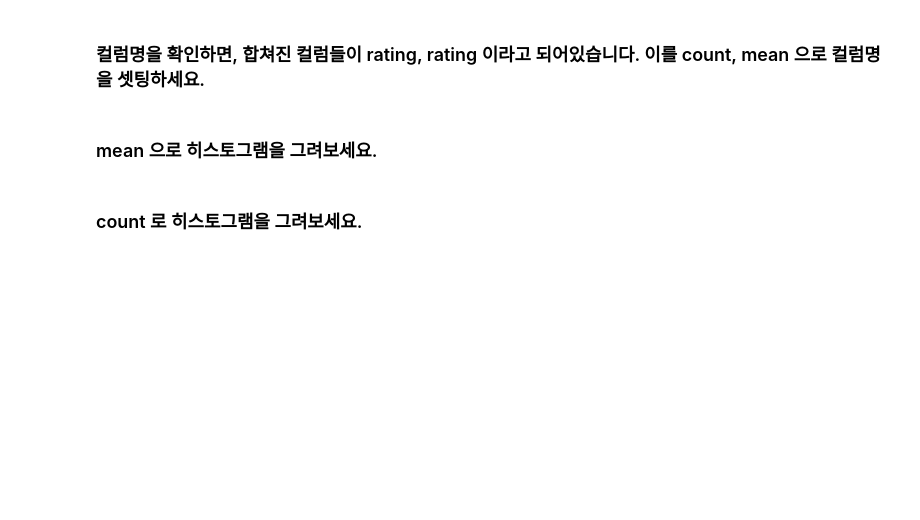
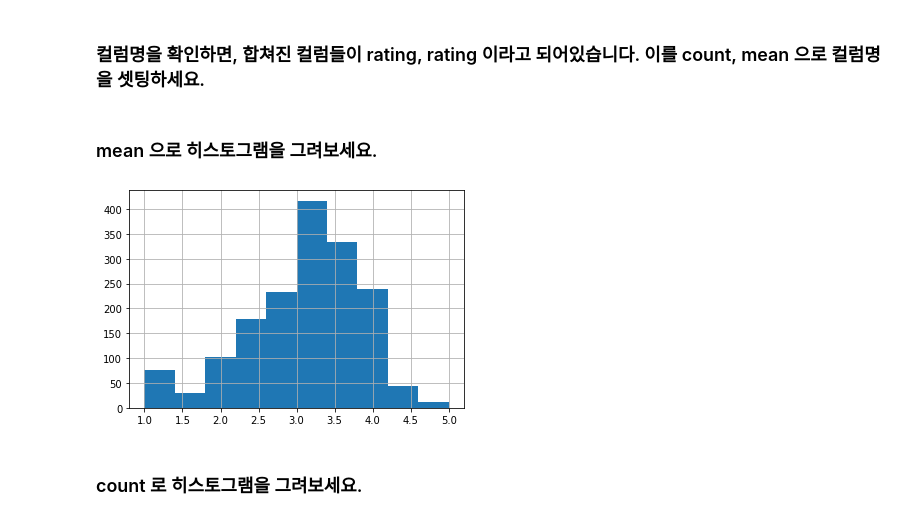
Before and after one commit to leopard4/yh-k3, a Jupyter notebook: 딥러닝강의파일/18_Movie_Recommender_System.ipynb, the cells around one changed output. Saved outputs shown, nothing was run; the diff lists cells and outputs as text; code cells hidden in the pictures; blank space fills up the shorter version.

```diff
--- a/딥러닝강의파일/18_Movie_Recommender_System.ipynb
+++ b/딥러닝강의파일/18_Movie_Recommender_System.ipynb
@@ -295,5 +295,10 @@ ratings_mean_count_df
 ### 컬럼명을 확인하면, 합쳐진 컬럼들이 rating, rating 이라고 되어있습니다. 이를 count, mean 으로 컬럼명을 셋팅하세요.
 # %% [markdown]
 ### mean 으로 히스토그램을 그려보세요.
+# %%
+ratings_mean_count_df['mean'].hist()
+plt.show()
+# %% [output]
+[figure, added]
 # %% [markdown]
 ### count 로 히스토그램을 그려보세요.
```
Also changed, not shown: parts of 21 cells of this notebook.
